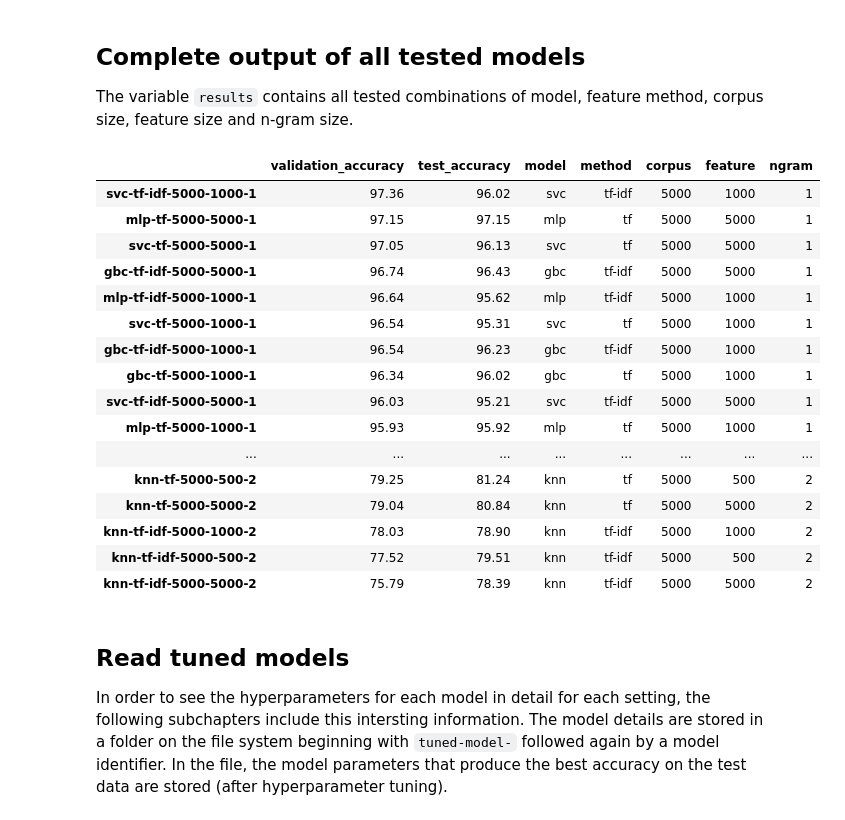
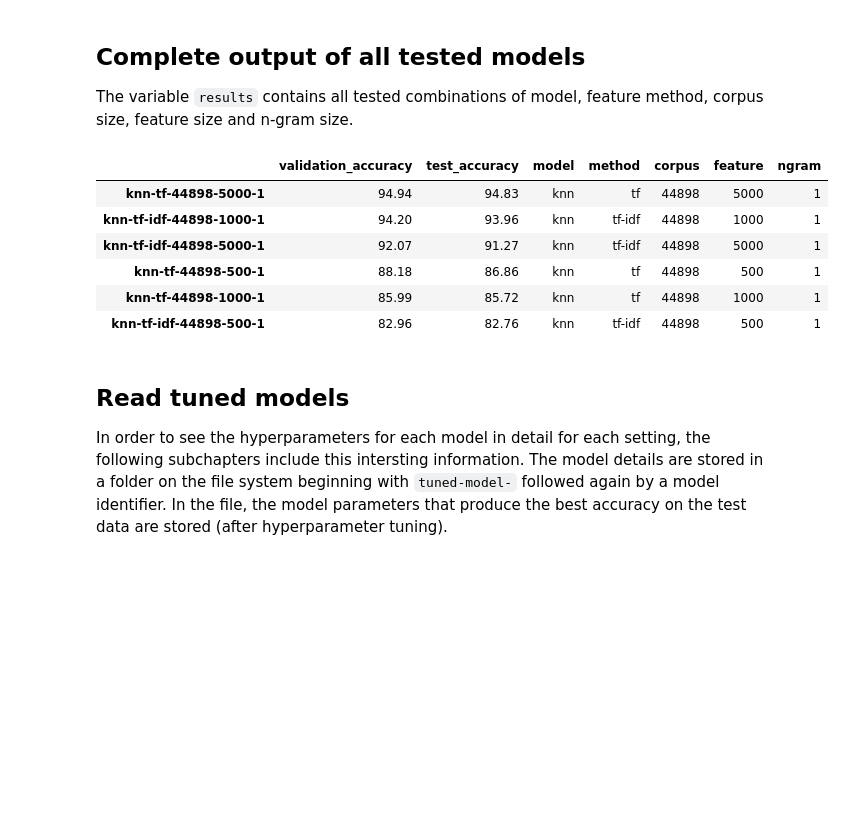
Before and after one commit to benjaminperucco/udacity-nano-mle, a Jupyter notebook: 5 Capstone/2 Project/3_postprocessing.ipynb, the cells around one changed output. Saved outputs shown, nothing was run; the diff lists cells and outputs as text; code cells hidden in the pictures; blank space fills up the shorter version.

```diff
--- a/5 Capstone/2 Project/3_postprocessing.ipynb
+++ b/5 Capstone/2 Project/3_postprocessing.ipynb
@@ -157,25 +157,16 @@ The variable <code>results</code> contains all tested combinations of model, fea
 # %%
 # read from all validation directories the accuracy and determine model settings
 results = read_results()
+results = results.loc[results['corpus'].astype(int) == 44898]
 results.head(results.shape[0]) # display all
 # %% [output]
 |  | validation_accuracy | test_accuracy | model | method | corpus | feature | ngram |
-| svc-tf-idf-5000-1000-1 | 97.36 | 96.02 | svc | tf-idf | 5000 | 1000 | 1 |
-| mlp-tf-5000-5000-1 | 97.15 | 97.15 | mlp | tf | 5000 | 5000 | 1 |
-| svc-tf-5000-5000-1 | 97.05 | 96.13 | svc | tf | 5000 | 5000 | 1 |
-| gbc-tf-idf-5000-5000-1 | 96.74 | 96.43 | gbc | tf-idf | 5000 | 5000 | 1 |
-| mlp-tf-idf-5000-1000-1 | 96.64 | 95.62 | mlp | tf-idf | 5000 | 1000 | 1 |
-| svc-tf-5000-1000-1 | 96.54 | 95.31 | svc | tf | 5000 | 1000 | 1 |
-| gbc-tf-idf-5000-1000-1 | 96.54 | 96.23 | gbc | tf-idf | 5000 | 1000 | 1 |
-| gbc-tf-5000-1000-1 | 96.34 | 96.02 | gbc | tf | 5000 | 1000 | 1 |
-| svc-tf-idf-5000-5000-1 | 96.03 | 95.21 | svc | tf-idf | 5000 | 5000 | 1 |
-| mlp-tf-5000-1000-1 | 95.93 | 95.92 | mlp | tf | 5000 | 1000 | 1 |
-| ... | ... | ... | ... | ... | ... | ... | ... |
-| knn-tf-5000-500-2 | 79.25 | 81.24 | knn | tf | 5000 | 500 | 2 |
-| knn-tf-5000-5000-2 | 79.04 | 80.84 | knn | tf | 5000 | 5000 | 2 |
-| knn-tf-idf-5000-1000-2 | 78.03 | 78.90 | knn | tf-idf | 5000 | 1000 | 2 |
-| knn-tf-idf-5000-500-2 | 77.52 | 79.51 | knn | tf-idf | 5000 | 500 | 2 |
-| knn-tf-idf-5000-5000-2 | 75.79 | 78.39 | knn | tf-idf | 5000 | 5000 | 2 |
+| knn-tf-44898-5000-1 | 94.94 | 94.83 | knn | tf | 44898 | 5000 | 1 |
+| knn-tf-idf-44898-1000-1 | 94.20 | 93.96 | knn | tf-idf | 44898 | 1000 | 1 |
+| knn-tf-idf-44898-5000-1 | 92.07 | 91.27 | knn | tf-idf | 44898 | 5000 | 1 |
+| knn-tf-44898-500-1 | 88.18 | 86.86 | knn | tf | 44898 | 500 | 1 |
+| knn-tf-44898-1000-1 | 85.99 | 85.72 | knn | tf | 44898 | 1000 | 1 |
+| knn-tf-idf-44898-500-1 | 82.96 | 82.76 | knn | tf-idf | 44898 | 500 | 1 |
 # %% [markdown]
 ## Read tuned models
 
```
Also changed, not shown: parts of 16 cells of this notebook.
